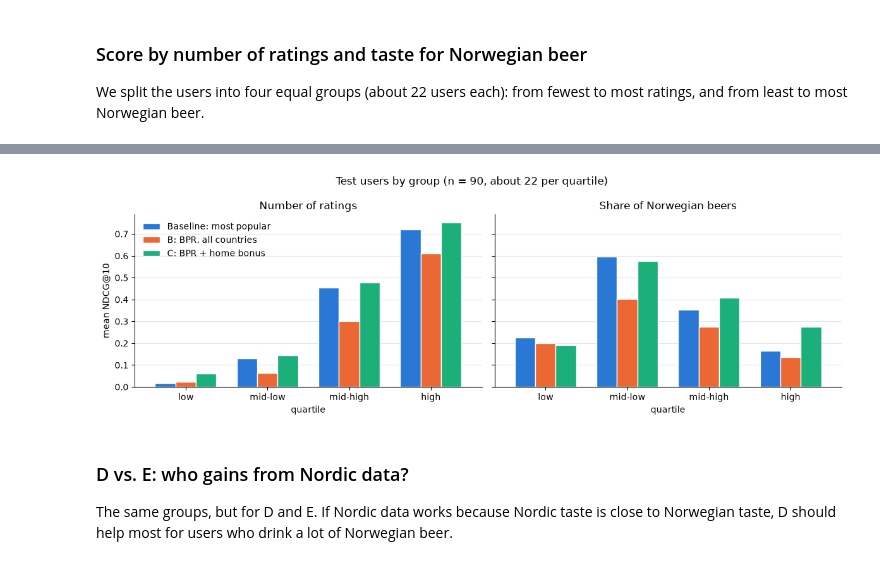
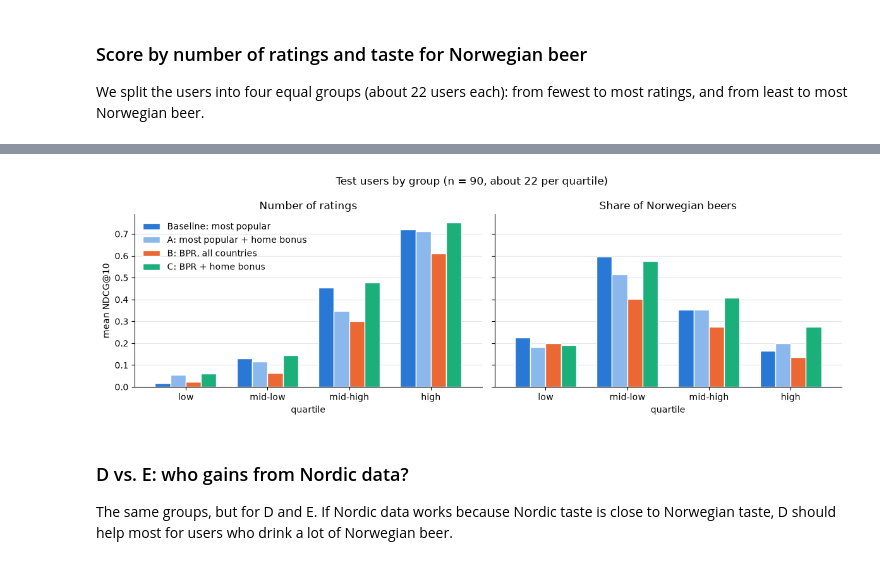
Before and after one commit to marennodenes/beer-recsys, a Jupyter notebook: notebooks/04_results.ipynb, the cells around one changed output, grey strips where cells are left out. Drawn from its saved outputs; the diff is of its cells as text; code cells hidden in the pictures.

```diff
--- a/notebooks/04_results.ipynb
+++ b/notebooks/04_results.ipynb
@@ -32,9 +32,10 @@ from src.data import load_beers
 from src.split import load_split
 
 METRICS = ["recall@10", "ndcg@10", "coverage@10"]
-RUNS = ["baseline", "B", "C", "D", "E"]
+RUNS = ["baseline", "A", "B", "C", "D", "E"]
 RUN_LABELS = {
     "baseline": "Baseline: most popular",
+    "A": "A: most popular + home bonus",
     "B": "B: BPR, all countries",
     "C": "C: BPR + home bonus",
     "D": "D: BPR, Nordic only",
@@ -43,7 +44,7 @@ RUN_LABELS = {
 ALPHA = 0.05
 
 # Fixed colour per run, so a run has the same colour in every figure
-RUN_COLORS = {"baseline": "#2a78d6", "B": "#eb6834", "C": "#1baf7a", "D": "#4a3aa7", "E": "#eda100"}
+RUN_COLORS = {"baseline": "#2a78d6", "A": "#8ab8ec", "B": "#eb6834", "C": "#1baf7a", "D": "#4a3aa7", "E": "#eda100"}
 plt.rcParams.update({"axes.spines.top": False, "axes.spines.right": False, "axes.grid": True,
                      "grid.color": "#e5e5e5", "axes.axisbelow": True})
 
@@ -276,24 +309,24 @@ pd.concat(group_tables, names=["grouping", "quartile"]).rename(columns=RUN_LABEL
 # %%
 def plot_groups(runs, title, file_name):
     """Bar chart of mean NDCG@10 per quartile for the given runs, saved to results/."""
     fig, axes = plt.subplots(1, 2, figsize=(12, 4), sharey=True)
     for ax, (column, grouping) in zip(axes, GROUPINGS.items()):
         group_tables[column][runs].rename(columns=RUN_LABELS).plot.bar(
             ax=ax, rot=0, color=[RUN_COLORS[run] for run in runs], width=0.75, edgecolor="white", linewidth=1)
         ax.set_title(grouping)
         ax.set_xlabel("quartile")
         ax.set_ylabel("mean NDCG@10")
         ax.grid(axis="x", visible=False)
     axes[1].get_legend().remove()
     axes[0].legend(frameon=False)
     fig.suptitle(title)
     fig.tight_layout()
     fig.savefig(f"results/{file_name}", dpi=150)
 
 
-plot_groups(["baseline", "B", "C"], "Test users by group (n = 90, about 22 per quartile)", "failure_analysis.png")
+plot_groups(["baseline", "A", "B", "C"], "Test users by group (n = 90, about 22 per quartile)", "failure_analysis.png")
 # %% [output]
-[figure, old version]
+[figure, new version]
 # %% [markdown]
 ### D vs. E: who gains from Nordic data?
 
```
Also changed, not shown: parts of 12 cells of this notebook, 9 other files.
